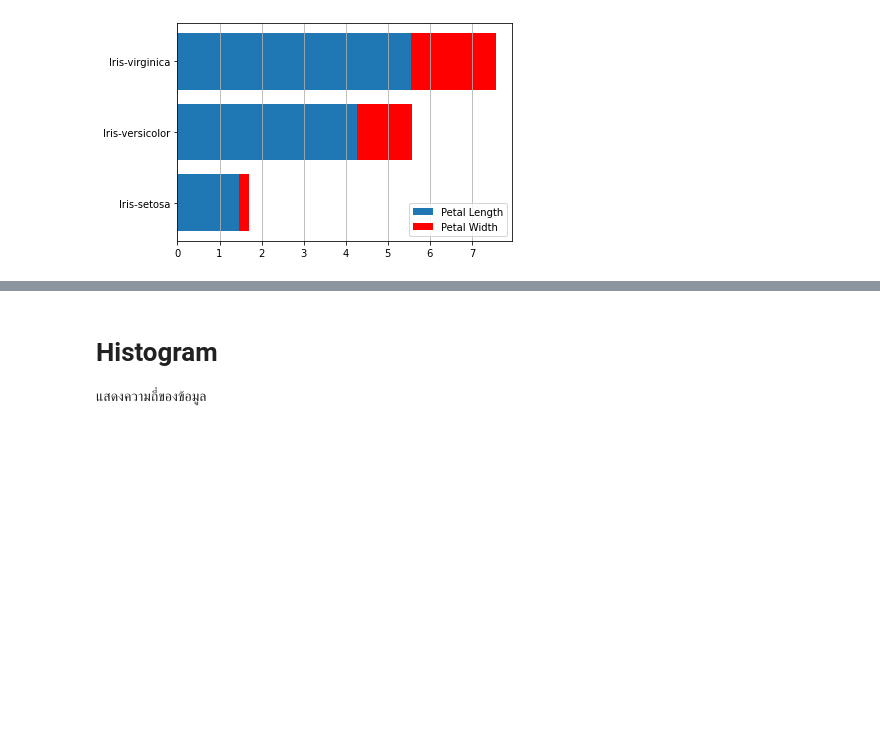
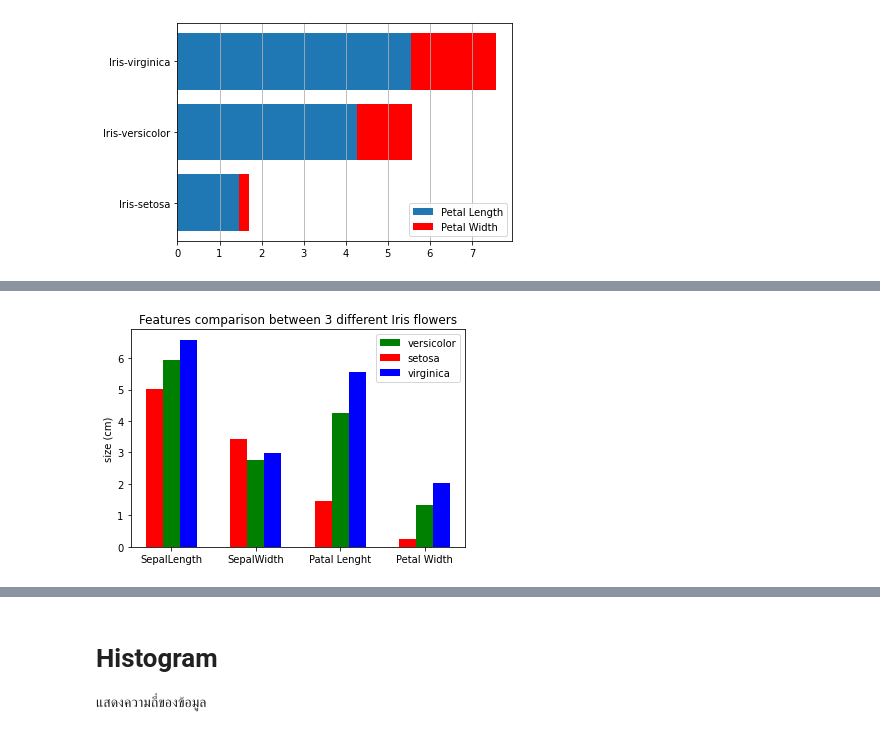
Before and after one commit to jittakorn-ch/data_viz_2022, a Jupyter notebook: DataViz04_Data_Comparison_(PCA).ipynb, the cells around one changed output, grey strips where cells are left out. Saved outputs shown, nothing was run; the diff lists cells and outputs as text; code cells hidden in the pictures; blank space fills up the shorter version.

```diff
--- a/DataViz04_Data_Comparison_(PCA).ipynb
+++ b/DataViz04_Data_Comparison_(PCA).ipynb
@@ -227,0 +236,14 @@ plt.legend();
+# %%
+# 1.plot bar chart เปรียบเทียบ sepal length, sepal width, patal length, patal width ของ ดอก iris ทั้ง 3 ชนิด
+width = 0.2
+
+plt.bar([1,2,3,4],[sample_data['SepalLength'][1],sample_data['SepalWidth'][1],sample_data['PetalLength'][1],sample_data['PetalWidth'][1]],width,color='g',label='versicolor')
+plt.bar([1-width,2-width,3-width,4-width],[sample_data['SepalLength'][0],sample_data['SepalWidth'][0],sample_data['PetalLength'][0],sample_data['PetalWidth'][0]],width,color='r',label='setosa')
+plt.bar([1+width,2+width,3+width,4+width],[sample_data['SepalLength'][2],sample_data['SepalWidth'][2],sample_data['PetalLength'][2],sample_data['PetalWidth'][2]],width,color='b',label='virginica')
+
+plt.xticks([1,2,3,4], ['SepalLength','SepalWidth','Patal Lenght','Petal Width'])
+plt.ylabel('size (cm)')
+plt.title('Features comparison between 3 different Iris flowers')
+plt.legend();
+# %% [output]
+[figure, added]
```
Also changed, not shown: parts of 3 cells of this notebook.
